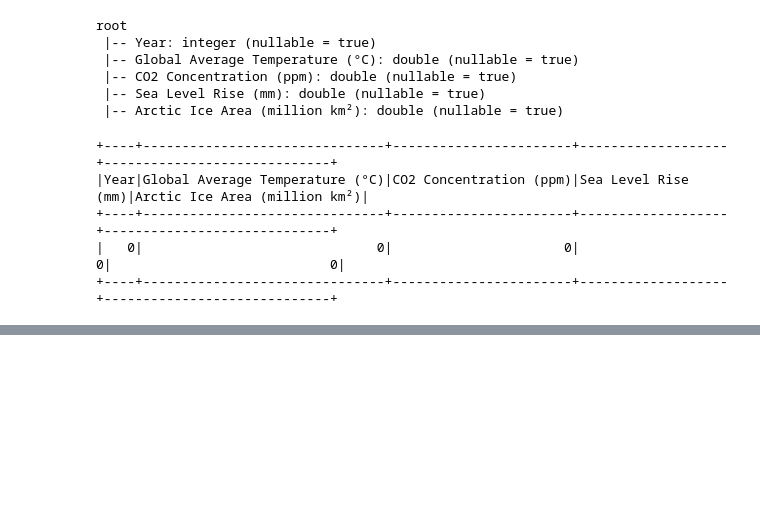
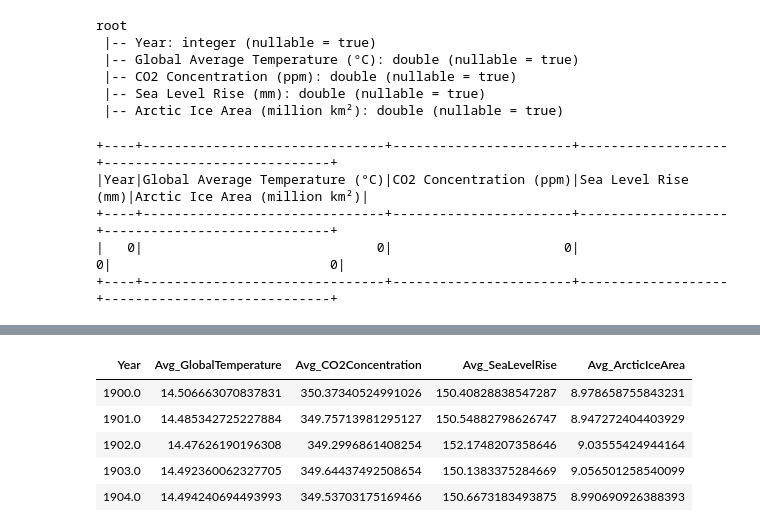
Before and after one commit to Nallaganti/globalClimeGraph, a Jupyter notebook: python-code/Data Transformation-gcg.ipynb, the cells around one changed output, grey strips where cells are left out. Drawn from its saved outputs; the diff is of its cells as text; code cells hidden in the pictures; blank space fills up the shorter version.

```diff
--- a/python-code/Data Transformation-gcg.ipynb
+++ b/python-code/Data Transformation-gcg.ipynb
@@ -98,0 +88,17 @@ only showing top 5 rows
+# %%
+avgByYear = avgByYear.select(
+    avgByYear["avg(Year)"].alias("Year"),
+    avgByYear["avg(Global Average Temperature (°C))"].alias("Avg_GlobalTemperature"),
+    avgByYear["avg(CO2 Concentration (ppm))"].alias("Avg_CO2Concentration"),
+    avgByYear["avg(Sea Level Rise (mm))"].alias("Avg_SeaLevelRise"),
+    avgByYear["avg(Arctic Ice Area (million km²))"].alias("Avg_ArcticIceArea")
+)
+avgByYear = avgByYear.orderBy("Year")
+display(avgByYear.limit(5))
+# %% [output]
+| Year | Avg_GlobalTemperature | Avg_CO2Concentration | Avg_SeaLevelRise | Avg_ArcticIceArea |
+| 1900.0 | 14.506663070837831 | 350.37340524991026 | 150.40828838547287 | 8.978658755843231 |
+| 1901.0 | 14.485342725227884 | 349.75713981295127 | 150.54882798626747 | 8.947272404403929 |
+| 1902.0 | 14.47626190196308 | 349.2996861408254 | 152.1748207358646 | 9.03555424944164 |
+| 1903.0 | 14.492360062327705 | 349.64437492508654 | 150.1383375284669 | 9.056501258540099 |
+| 1904.0 | 14.494240694493993 | 349.53703175169466 | 150.6673183493875 | 8.990690926388393 |
```
Also changed, not shown: parts of 17 cells of this notebook.
